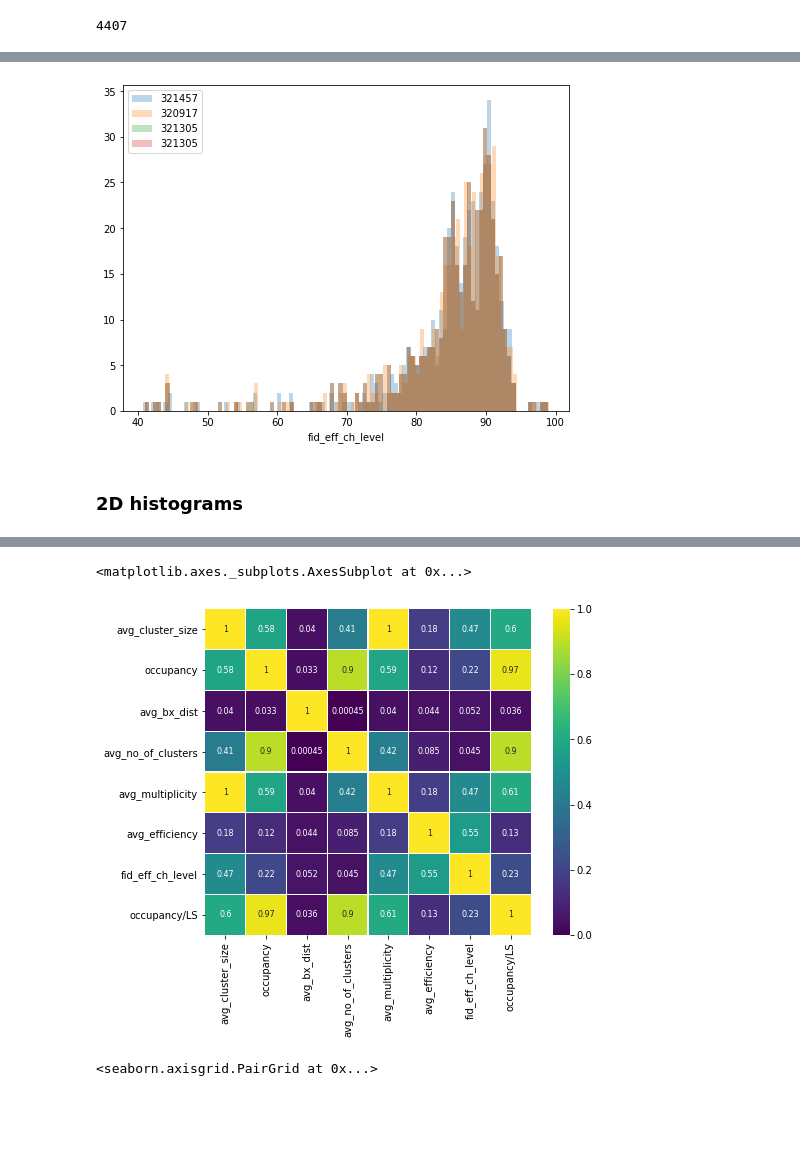
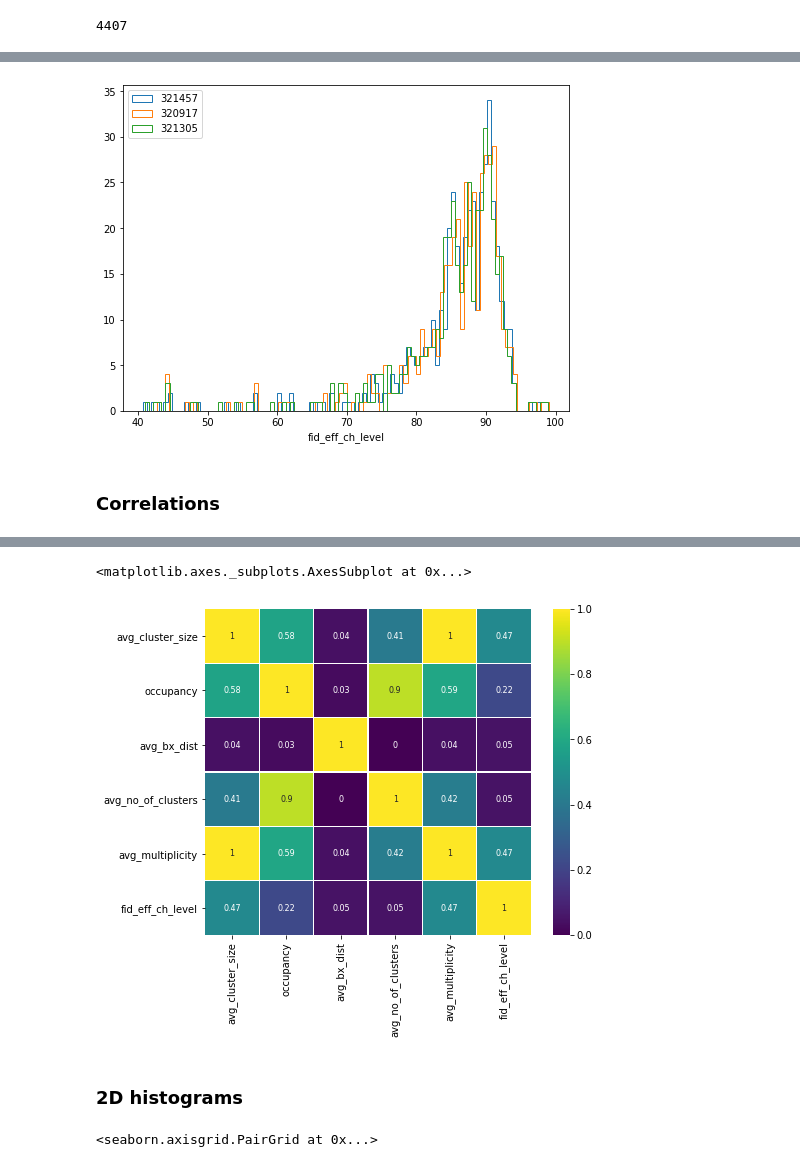
Before and after one commit to mikasmichelevicius/CMS_RPC_efficiency, a Jupyter notebook: EDA_Collisions.ipynb, the cells around one changed output, grey strips where cells are left out. Drawn from its saved outputs; the diff is of its cells as text; code cells hidden in the pictures; blank space fills up the shorter version.

```diff
--- a/EDA_Collisions.ipynb
+++ b/EDA_Collisions.ipynb
@@ -15,10 +15,11 @@ list_of_df = []
 for col_run in col_dirs:
     list_of_df.append(pd.read_csv('Collisions/'+col_run+'/'+col_run+'_final.csv'))
 
-df = pd.concat(list_of_df)
+collision_data = pd.concat(list_of_df)
 # %% [output]
 ['322179', '324293', '324970', '321475', '321305', '324878', '324980', '320917', '322022', '321457']
 # %%
+df = collision_data
 df['occupancy/LS'] = df['occupancy'] / df['lumisections']
 df = df.reset_index(drop=True)
 df.describe()
@@ -113,21 +118,22 @@ plt.show()
 # %%
-# it seems that for run numbers ['321457' ,'320917', '321305','321305' ]
+# it seems that for run numbers ['321457' ,'320917', '321305' ]
 # the fid_eff distribution is different.
-df_pick = df[['fid_eff_ch_level', 'run']]
-col_dirs2 = ['321457' ,'320917', '321305','321305' ]
+name = 'fid_eff_ch_level'
+df_pick = df[[name, 'run']]
+col_dirs2 = ['321457' ,'320917', '321305' ]
 plt.figure(figsize=(8, 6))
 for col_run in col_dirs2:
     n = int(col_run)
     df_pick_s = df_pick[df_pick['run'] == n]
-    plt.hist(df_pick_s['fid_eff_ch_level'], bins = 100, alpha=0.3, label= col_run)
+    plt.hist(df_pick_s[name], bins = 100, alpha=1, label= col_run, histtype = 'step')
 
-plt.xlabel('fid_eff_ch_level')
+plt.xlabel(name)
 plt.legend(loc='upper left')
 plt.show()
 # %% [output]
-[figure, old version]
+[figure, new version]
-# %% [markdown]
-### 2D histograms
+# %% [markdown]
+### Correlations
 # %%
 df_hist.describe()
 # %% [output]
@@ -157,13 +163,18 @@ df_hist.corr()
 | fid_eff_ch_level | 0.474706 | 0.216815 | -0.051747 | 0.045175 | 0.473020 | 0.546982 | ... |
 | occupancy/LS | 0.601917 | 0.966757 | -0.035889 | 0.897231 | 0.609316 | 0.129321 | ... |
 # %%
+df_cor = df_hist.drop([ 'occupancy/LS', 'avg_efficiency'], axis=1)
 plt.figure(figsize=(8, 6))
-sns.heatmap(abs(df_hist.corr()),
+cor = abs(df_cor.corr())
+sns.heatmap(cor.round(decimals=2),
             cmap='viridis', vmax=1.0, vmin=0, linewidths=0.1,
             annot=True, annot_kws={"size": 8}, square=True)
+# plt.savefig('/Users/erfan/Desktop/correlation.pdf')
 # %% [output]
 <matplotlib.axes._subplots.AxesSubplot at 0x...>
-[figure, old version]
+[figure, new version]
+# %% [markdown]
+### 2D histograms
 # %%
 sns.pairplot(df_hist)
 # %% [output]
```
Also changed, not shown: parts of 10 cells of this notebook, 2 other files.
